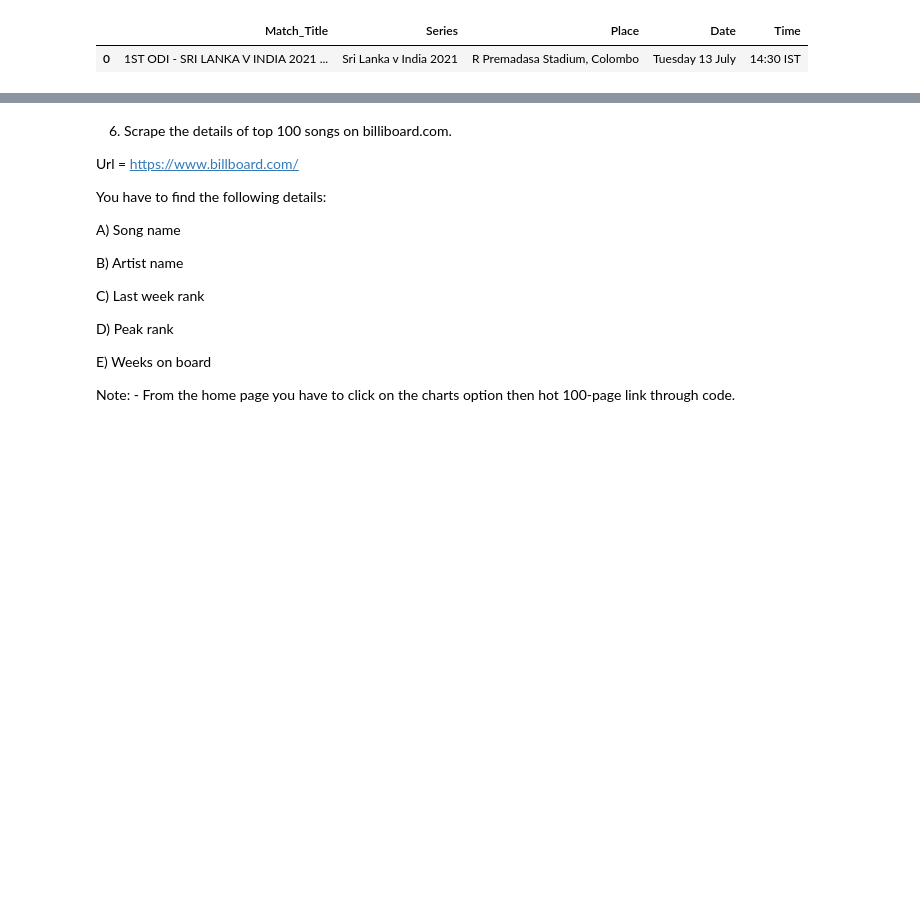
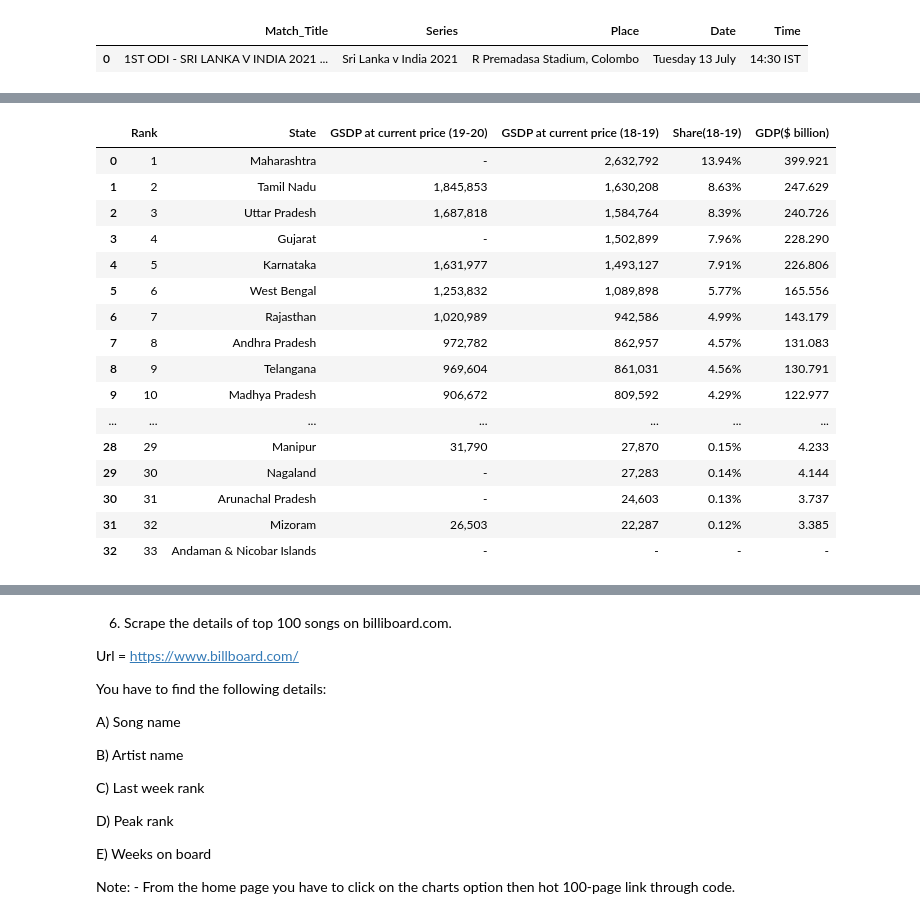
Before and after one commit to parvsharda/Data-Scraping, a Jupyter notebook: Web_Scraping_Assignment4.csv-checkpoint.ipynb, the cells around one changed output, grey strips where cells are left out. Drawn from its saved outputs; the diff is of its cells as text; code cells hidden in the pictures; blank space fills up the shorter version.

```diff
--- a/Web_Scraping_Assignment4.csv-checkpoint.ipynb
+++ b/Web_Scraping_Assignment4.csv-checkpoint.ipynb
@@ -169,0 +248,7 @@ df
+# %%
+driver=webdriver.Chrome("chromedriver.exe")
+time.sleep(4)
+
+url = "http://statisticstimes.com/"
+driver.get(url)
+time.sleep(6)
@@ -169,0 +267,53 @@ df
+# %%
+Rank=[]
+State=[]
+GSDP1=[]
+GSDP2=[]
+Share=[]
+GDP=[]
+
+rank=driver.find_elements_by_xpath("//*[@id='table_id']/tbody/tr/td[1]")
+for i in rank:
+    Rank.append(i.text)
+
+state=driver.find_elements_by_xpath("//*[@id='table_id']/tbody/tr/td[2]")
+for i in state:
+    State.append(i.text)
+
+gsdp1=driver.find_elements_by_xpath("//*[@id='table_id']/tbody/tr/td[3]")
+for i in gsdp1:
+    GSDP1.append(i.text)
+
+gsdp2=driver.find_elements_by_xpath("//*[@id='table_id']/tbody/tr/td[4]")
+for i in gsdp2:
+    GSDP2.append(i.text)
+
+share=driver.find_elements_by_xpath("//*[@id='table_id']/tbody/tr/td[5]")
+for i in share:
+    Share.append(i.text)
+
+gdp=driver.find_elements_by_xpath("//*[@id='table_id']/tbody/tr/td[6]")
+for i in gdp:
+    GDP.append(i.text)
+
+df=pd.DataFrame({"Rank":Rank,"State":State,"GSDP at current price (19-20)":GSDP1
+                ,"GSDP at current price (18-19)":GSDP2,"Share(18-19)":Share,"GDP($ billion)":GDP})
+df
+# %% [output]
+|  | Rank | State | GSDP at current price (19-20) | GSDP at current price (18-19) | Share(18-19) | GDP($ billion) |
+| 0 | 1 | Maharashtra | - | 2,632,792 | 13.94% | 399.921 |
+| 1 | 2 | Tamil Nadu | 1,845,853 | 1,630,208 | 8.63% | 247.629 |
+| 2 | 3 | Uttar Pradesh | 1,687,818 | 1,584,764 | 8.39% | 240.726 |
+| 3 | 4 | Gujarat | - | 1,502,899 | 7.96% | 228.290 |
+| 4 | 5 | Karnataka | 1,631,977 | 1,493,127 | 7.91% | 226.806 |
+| 5 | 6 | West Bengal | 1,253,832 | 1,089,898 | 5.77% | 165.556 |
+| 6 | 7 | Rajasthan | 1,020,989 | 942,586 | 4.99% | 143.179 |
+| 7 | 8 | Andhra Pradesh | 972,782 | 862,957 | 4.57% | 131.083 |
+| 8 | 9 | Telangana | 969,604 | 861,031 | 4.56% | 130.791 |
+| 9 | 10 | Madhya Pradesh | 906,672 | 809,592 | 4.29% | 122.977 |
+| ... | ... | ... | ... | ... | ... | ... |
+| 28 | 29 | Manipur | 31,790 | 27,870 | 0.15% | 4.233 |
+| 29 | 30 | Nagaland | - | 27,283 | 0.14% | 4.144 |
+| 30 | 31 | Arunachal Pradesh | - | 24,603 | 0.13% | 3.737 |
+| 31 | 32 | Mizoram | 26,503 | 22,287 | 0.12% | 3.385 |
+| 32 | 33 | Andaman & Nicobar Islands | - | - | - | - |
```
Also changed, not shown: parts of 22 cells of this notebook.
